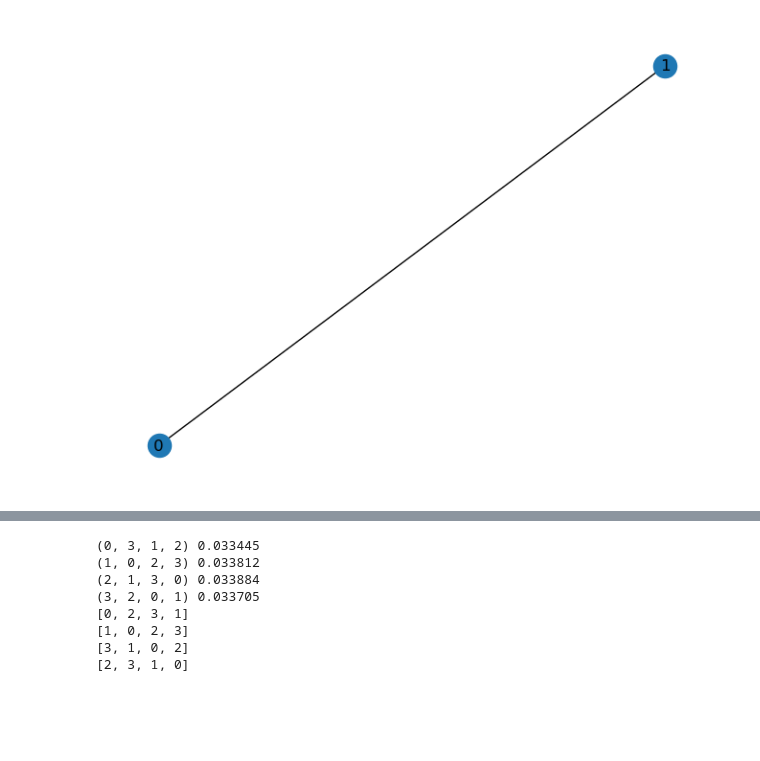
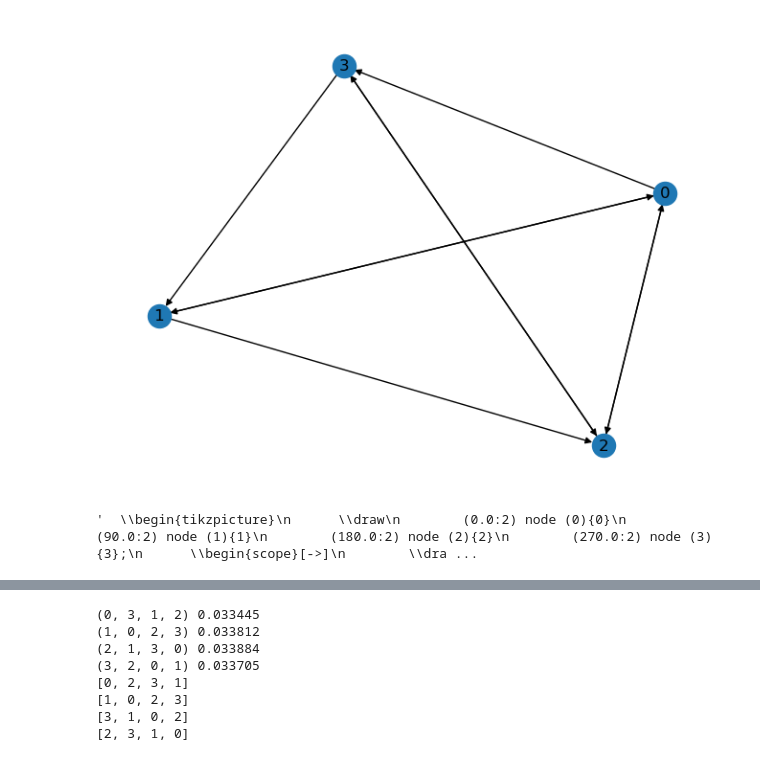
Before and after one commit to Apanizza197/HamiltonianCycleGrover, a Jupyter notebook: hamiltonian_cycle.ipynb, the cells around one changed output, grey strips where cells are left out. Drawn from its saved outputs; the diff is of its cells as text; code cells hidden in the pictures; blank space fills up the shorter version.

```diff
--- a/hamiltonian_cycle.ipynb
+++ b/hamiltonian_cycle.ipynb
@@ -17,10 +17,14 @@ def draw_graph(graph):
     nx.draw(graph, with_labels=True)
     plt.show()
 # %%
-G = create_random_undirected_graph(2, 0.7)
+G = create_random_directed_graph(4, 0.7)
 draw_graph(G)
 # %% [output]
-[figure, old version]
+[figure, new version]
+# %%
+nx.to_latex_raw(G)
+# %% [output]
+'  \\begin{tikzpicture}\n      \\draw\n        (0.0:2) node (0){0}\n        (90.0:2) node (1){1}\n        (180.0:2) node (2){2}\n        (270.0:2) node (3){3};\n      \\begin{scope}[->]\n        \\dra ...
 # %%
 def create_comparator_gate(num_qubits):
     a = QuantumRegister(num_qubits, name="a")
```
Also changed, not shown: parts of 2 cells of this notebook, 17 other files.
